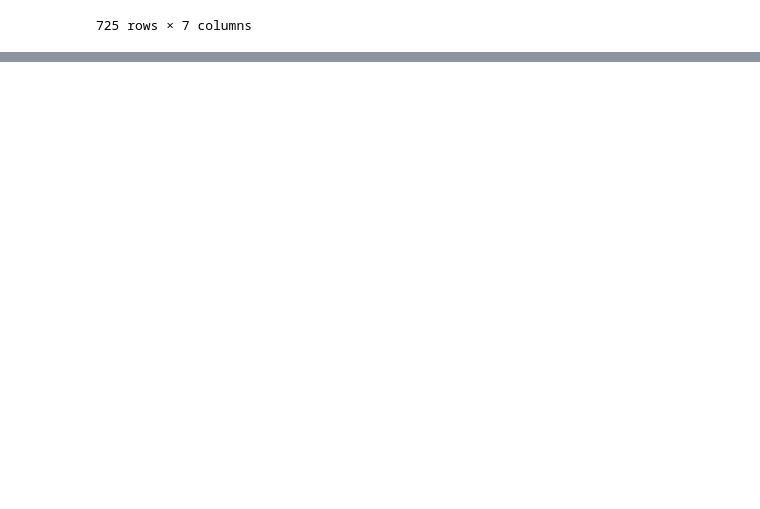
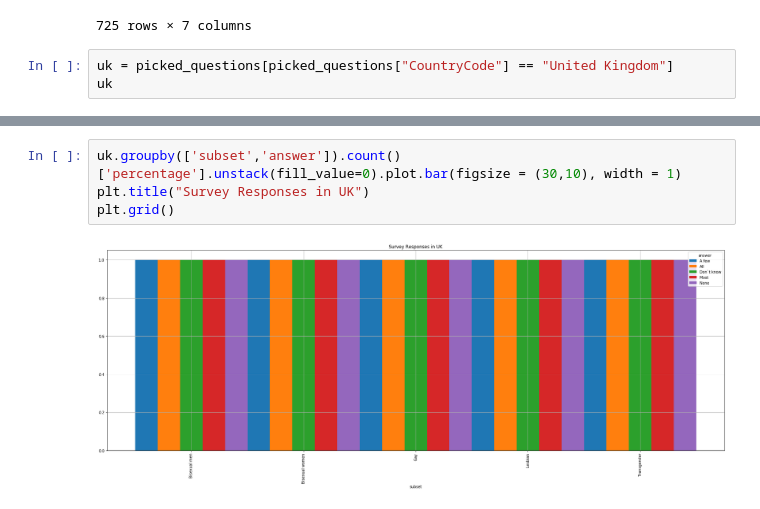
Before and after one commit to irwinmier96/Extra_Side_Projects, a Jupyter notebook: LGBT Europe/daily_life_survey.ipynb, the cells around one changed output, grey strips where cells are left out. Saved outputs shown, nothing was run; the diff lists cells and outputs as text; blank space fills up the shorter version.

```diff
--- a/LGBT Europe/daily_life_survey.ipynb
+++ b/LGBT Europe/daily_life_survey.ipynb
@@ -122,3 +122,6 @@ picked_questions
 | 19167 | Average | Transgender | g2_b | In your opinion, how many people ... | All | 28 | NaN |
 | 19168 | Average | Transgender | g2_b | In your opinion, how many people ... | Don`t know | 3 | NaN |
 725 rows × 7 columns
+# %%
+uk = picked_questions[picked_questions["CountryCode"] == "United Kingdom"]
+uk
@@ -124,0 +157,6 @@ picked_questions
+# %%
+uk.groupby(['subset','answer']).count()['percentage'].unstack(fill_value=0).plot.bar(figsize = (30,10), width = 1)
+plt.title("Survey Responses in UK")
+plt.grid()
+# %% [output]
+[figure, added]
```
Also changed, not shown: parts of 3 cells of this notebook, 1 other file.
